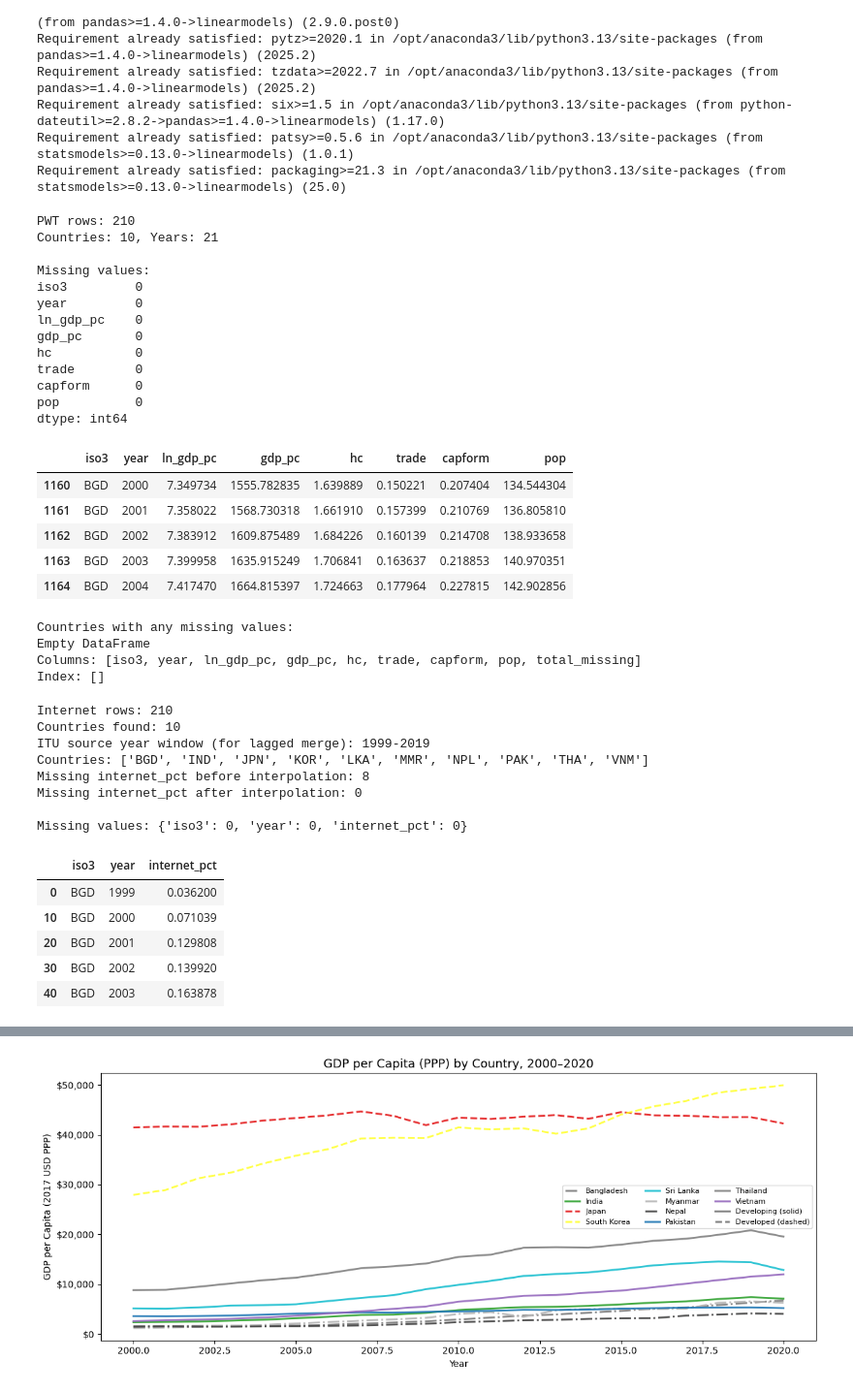
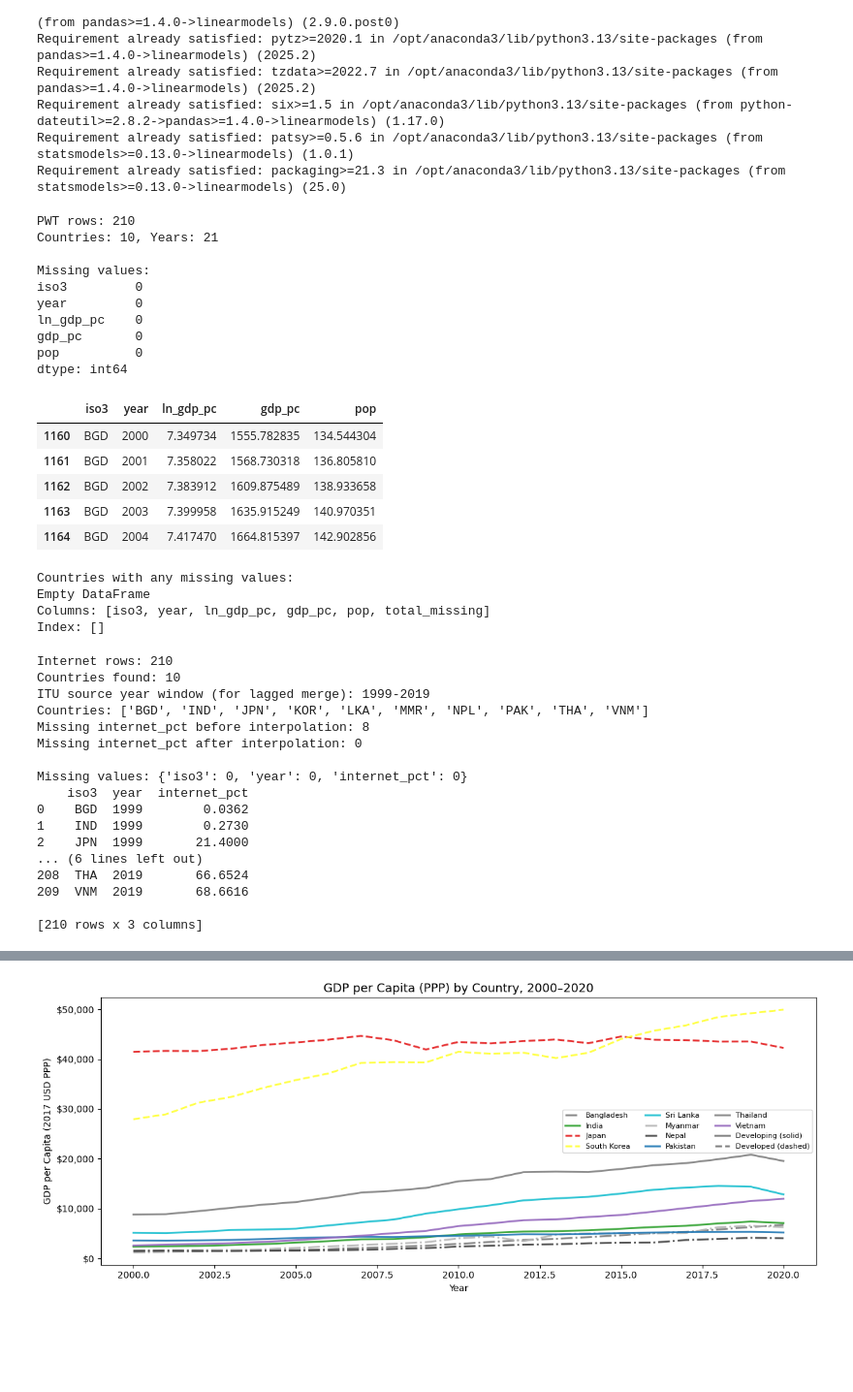
Before and after one commit to JDeyholos/ECON_323_Project, a Jupyter notebook: Regression.ipynb, the cells around one changed output, grey strips where cells are left out. Shown at 97% size. Drawn from its saved outputs; the diff is of its cells as text; code cells hidden in the pictures; blank space fills up the shorter version.

```diff
--- a/Regression.ipynb
+++ b/Regression.ipynb
@@ -52,49 +52,40 @@ country_map = {
 pwt_f = pwt[
     (pwt['countrycode'].isin(country_map.keys())) &
     (pwt['year'].between(2000, 2020))
 ].copy()
 
 # We now build GDP per capita rgdpe (millions 2017 USD PPP) / pop (millions) = USD PPP per person
 pwt_f['gdp_pc']    = pwt_f['rgdpe'] / pwt_f['pop']
 pwt_f['ln_gdp_pc'] = np.log(pwt_f['gdp_pc'])
 
-# Trade openness: exports share + abs(imports share)
-pwt_f['trade']   = pwt_f['csh_x'] + pwt_f['csh_m'].abs()
-
-# represents the Share of gross capital formation at current Purchasing Power Parities (PPPs)
-# capital formation meaning the net increase in phsyical assests plus others.
-pwt_f['capform'] = pwt_f['csh_i']
 
 # Keep only relevant columns and a new smaller df for our analysis. We also rename 'countrycode' to 'iso3' for clarity and consistency with our internet usage data.
-pwt_clean = pwt_f[['countrycode','year','ln_gdp_pc','gdp_pc','hc','trade','capform','pop']].copy()
+pwt_clean = pwt_f[['countrycode','year','ln_gdp_pc','gdp_pc','pop']].copy()
 pwt_clean = pwt_clean.rename(columns={'countrycode': 'iso3'})
 
 #make sure it all works
 print(f"PWT rows: {len(pwt_clean)}")
 print(f"Countries: {pwt_clean['iso3'].nunique()}, Years: {pwt_clean['year'].nunique()}")
 print("\nMissing values:")
 print(pwt_clean.isnull().sum())
 pwt_clean.head()
 # %% [output]
 PWT rows: 210
 Countries: 10, Years: 21
 
 Missing values:
 iso3         0
 year         0
 ln_gdp_pc    0
 gdp_pc       0
-hc           0
-trade        0
-capform      0
 pop          0
 dtype: int64
-|  | iso3 | year | ln_gdp_pc | gdp_pc | hc | trade | capform | pop |
-| 1160 | BGD | 2000 | 7.349734 | 1555.782835 | 1.639889 | 0.150221 | 0.207404 | 134.544304 |
-| 1161 | BGD | 2001 | 7.358022 | 1568.730318 | 1.661910 | 0.157399 | 0.210769 | 136.805810 |
-| 1162 | BGD | 2002 | 7.383912 | 1609.875489 | 1.684226 | 0.160139 | 0.214708 | 138.933658 |
-| 1163 | BGD | 2003 | 7.399958 | 1635.915249 | 1.706841 | 0.163637 | 0.218853 | 140.970351 |
-| 1164 | BGD | 2004 | 7.417470 | 1664.815397 | 1.724663 | 0.177964 | 0.227815 | 142.902856 |
+|  | iso3 | year | ln_gdp_pc | gdp_pc | pop |
+| 1160 | BGD | 2000 | 7.349734 | 1555.782835 | 134.544304 |
+| 1161 | BGD | 2001 | 7.358022 | 1568.730318 | 136.805810 |
+| 1162 | BGD | 2002 | 7.383912 | 1609.875489 | 138.933658 |
+| 1163 | BGD | 2003 | 7.399958 | 1635.915249 | 140.970351 |
+| 1164 | BGD | 2004 | 7.417470 | 1664.815397 | 142.902856 |
 # %%
 # We filter pwt_clean and check if any are na
 # we group by country iso3 for brevity and sum missing values across all columbs.
@@ -113,10 +104,10 @@ print(missing_any)
 # %% [output]
 Countries with any missing values:
 Empty DataFrame
-Columns: [iso3, year, ln_gdp_pc, gdp_pc, hc, trade, capform, pop, total_missing]
+Columns: [iso3, year, ln_gdp_pc, gdp_pc, pop, total_missing]
 Index: []
 # %%
-# Internet CSV loader (WDI wide format only)
+# Internet CSV loader
 YEAR_MIN, YEAR_MAX = 2000, 2020
 
 # Lag-source window: to merge GDP year t with internet year t-1, keep 1999-2019
@@ -149,6 +140,7 @@ internet_raw = pd.read_csv(
     encoding='utf-8-sig',
     skiprows=header_idx_wdi
 )
+#
 internet_raw.columns = internet_raw.columns.str.strip()
 
 # After loading, we check that the required columns are present and identify which columns correspond to years within our lag-source window.
@@ -171,6 +163,12 @@ internet = internet_raw[internet_raw['Country Code'].isin(country_map.keys())].c
 # Melt the data from wide to long format, keeping 'Country Code' as the identifier and transforming the
 # year columns into a single 'year' column with corresponding 'internet_pct' values.
 # We also rename 'Country Code' to 'iso3' for consistency with our PWT data.
+internet_test=internet.melt(
+    id_vars=['Country Code'],
+    value_vars=year_cols,
+    var_name='year',
+    value_name='internet_pct',
+).rename(columns={'Country Code': 'iso3'})
 internet_clean = internet.melt(
     id_vars=['Country Code'],
     value_vars=year_cols,
@@ -182,7 +180,7 @@ internet_clean = internet.melt(
 internet_clean['year'] = internet_clean['year'].astype(int)
 internet_clean['internet_pct'] = pd.to_numeric(internet_clean['internet_pct'], errors='coerce')
 
-#### We use country wise linear interpolation over yeear with boundary fill.
+#### We use country wise linear interpolation over year with boundary fill.
 # this is an assumption but not a huge one. Internet adoption has historically been linear
 # in other similar countries.
 
@@ -190,7 +188,7 @@ internet_clean['internet_pct'] = pd.to_numeric(internet_clean['internet_pct'], e
 internet_clean = internet_clean.sort_values(['iso3', 'year']).copy()
 # we create a df using the missing values in the internet_pct column before interpolation to compare with after interpolation.
 missing_before_interp = internet_clean['internet_pct'].isna().sum()
-# we assing our interpolated values back to the internet_pct column.
+# we assign our interpolated values back to the internet_pct column.
 # groupby is used so it applies seperately.
 internet_clean['internet_pct'] = (
     internet_clean.groupby('iso3')['internet_pct']
@@ -209,6 +207,7 @@ print(f"Missing internet_pct before interpolation: {missing_before_interp}")
 print(f"Missing internet_pct after interpolation: {missing_after_interp}")
 print('\nMissing values:', internet_clean.isnull().sum().to_dict())
 internet_clean.head()
+print(internet_test)
 # %% [output]
 Internet rows: 210
 Countries found: 10
@@ -218,12 +217,15 @@ Missing internet_pct before interpolation: 8
 Missing internet_pct after interpolation: 0
 
 Missing values: {'iso3': 0, 'year': 0, 'internet_pct': 0}
+    iso3  year  internet_pct
+0    BGD  1999        0.0362
+1    IND  1999        0.2730
+2    JPN  1999       21.4000
+... (6 lines left out)
+208  THA  2019       66.6524
+209  VNM  2019       68.6616
+
+[210 rows x 3 columns]
-|  | iso3 | year | internet_pct |
-| 0 | BGD | 1999 | 0.036200 |
-| 10 | BGD | 2000 | 0.071039 |
-| 20 | BGD | 2001 | 0.129808 |
-| 30 | BGD | 2002 | 0.139920 |
-| 40 | BGD | 2003 | 0.163878 |
 # %%
 # Build explicit lagged ITU series so year t GDP only uses year t-1 internet
 internet_lag = internet_clean[['iso3', 'year', 'internet_pct']].copy()
```
Also changed, not shown: parts of 9 cells of this notebook, 2 other files.
